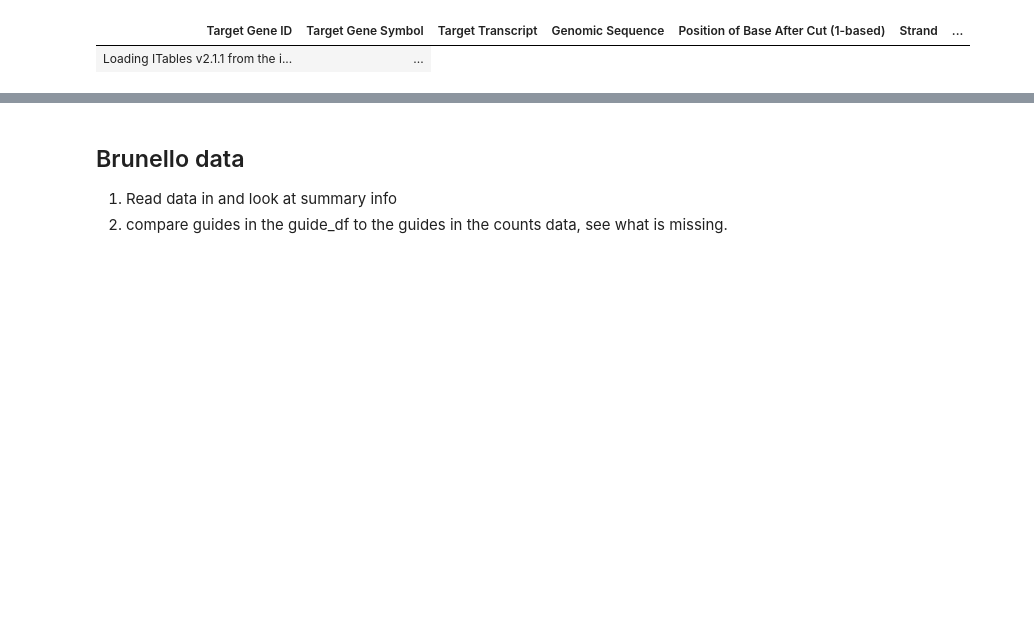
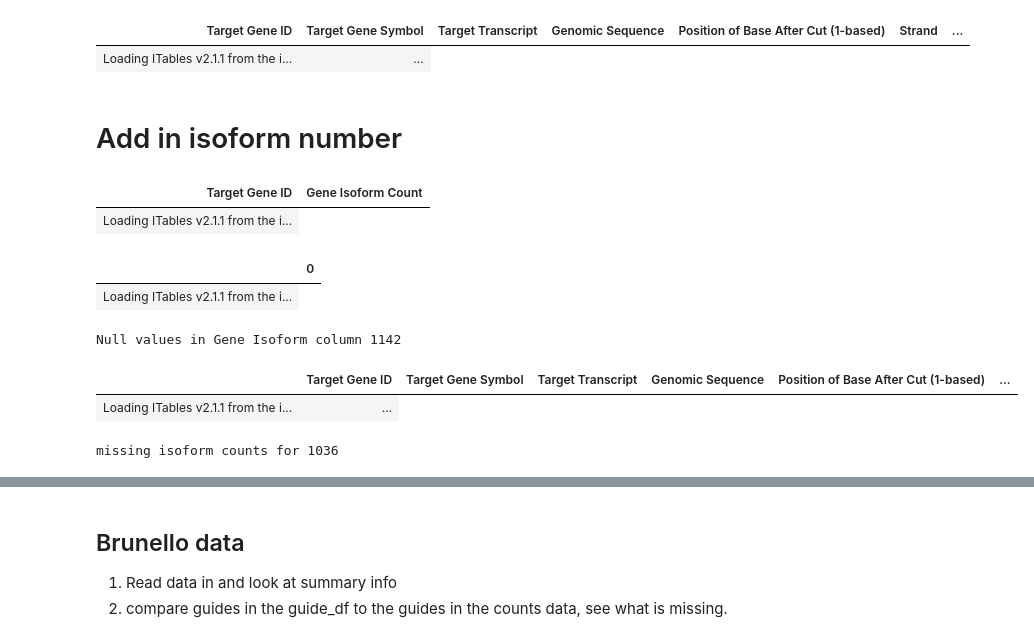
Before and after one commit to deannachurch/SBCapstone_CRISPRScreens, a Jupyter notebook: notebooks/Brunello_count_library.ipynb, the cells around one changed output, grey strips where cells are left out. Saved outputs shown, nothing was run; the diff lists cells and outputs as text; code cells hidden in the pictures; blank space fills up the shorter version.

Commit message:
Added gene isoform information

```diff
--- a/notebooks/Brunello_count_library.ipynb
+++ b/notebooks/Brunello_count_library.ipynb
@@ -132,3 +172,7 @@ freq.rename(columns={'count': 'Guide Count'}, inplace=True)
+# %%
+with open('../data/processed/gid_list.txt', 'w') as file:
+    for item in gid_list:
+        file.write("%s\n" % item)
 # %%
 # Summary statistics
 summary_stats = filtered_gene_counts.describe()
@@ -266,3 +311,46 @@ show(guide_len_df.head())
 # %% [output]
 | Target Gene ID | Target Gene Symbol | Target Transcript | Genomic Sequence | Position of Base After Cut (1-based) | Strand | ... |
 | Loading ITables v2.1.1 from the i... | ... |
+# %% [markdown]
+# Add in isoform number
+# %%
+with open('../data/processed/gene_isoform.json', 'r') as file:
+    gene2iso_dict = json.load(file)
+
+# Convert dictionary to a list of tuples [(key1, value1), (key2, value2), ...]
+data = list(gene2iso_dict.items())
+
+# Create a DataFrame from the list of tuples
+gene2iso_df = pd.DataFrame(data, columns=['Target Gene ID', 'Gene Isoform Count'])
+
+# Show the first few rows of the DataFrame
+show(gene2iso_df.head())
+# %% [output]
+| Target Gene ID | Gene Isoform Count |
+| Loading ITables v2.1.1 from the i... |
+# %%
+gene2iso_df.dtypes
+# %% [output]
+|  | 0 |
+| Loading ITables v2.1.1 from the i... |
+# %%
+gene2iso_df['Target Gene ID']=gene2iso_df['Target Gene ID'].astype(float)
+# %%
+#merge isoform count info into the main dataframe
+guide_iso_df = guide_df.merge(gene2iso_df, on='Target Gene ID', how='left')
+
+print(f"Null values in Gene Isoform column {guide_iso_df['Gene Isoform Count'].isnull().sum()}")
+# %% [output]
+Null values in Gene Isoform column 1142
+# %%
+null_iso=guide_iso_df[guide_iso_df['Gene Isoform Count'].isnull()]
+show(null_iso)
+# %% [output]
+|  | Target Gene ID | Target Gene Symbol | Target Transcript | Genomic Sequence | Position of Base After Cut (1-based) | ... |
+| Loading ITables v2.1.1 from the i... | ... |
+# %%
+null_iso_gene=null_iso['Target Gene ID'].to_list()
+null_iso_uniq=list(set(null_iso_gene))
+print(f"missing isoform counts for {len(null_iso_uniq)}")
+# %% [output]
+missing isoform counts for 1036
```
Also changed, not shown: parts of 12 cells of this notebook, 1 other file.
